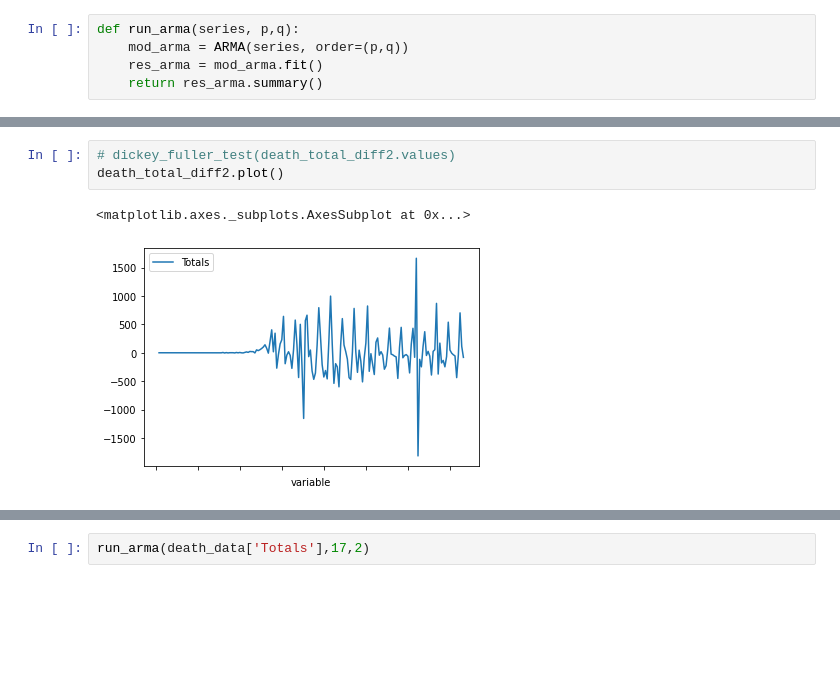
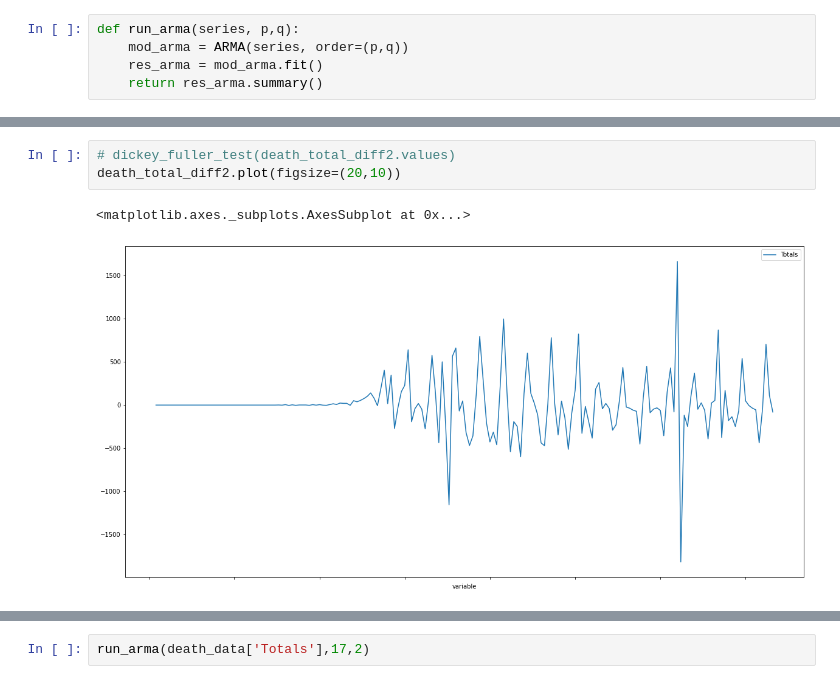
Before and after one commit to GabeSArn/time_series, a Jupyter notebook: index_ga.ipynb, the cells around one changed output, grey strips where cells are left out. Cells and saved outputs as stored; diff of their text form; blank space fills up the shorter version.

```diff
--- a/index_ga.ipynb
+++ b/index_ga.ipynb
@@ -211,6 +176,6 @@ def run_arma(series, p,q):
 # %%
 # dickey_fuller_test(death_total_diff2.values)
-death_total_diff2.plot()
+death_total_diff2.plot(figsize=(20,10))
 # %% [output]
 <matplotlib.axes._subplots.AxesSubplot at 0x...>
-[figure, old version]
+[figure, new version]
```
Also changed, not shown: parts of 14 cells of this notebook.
